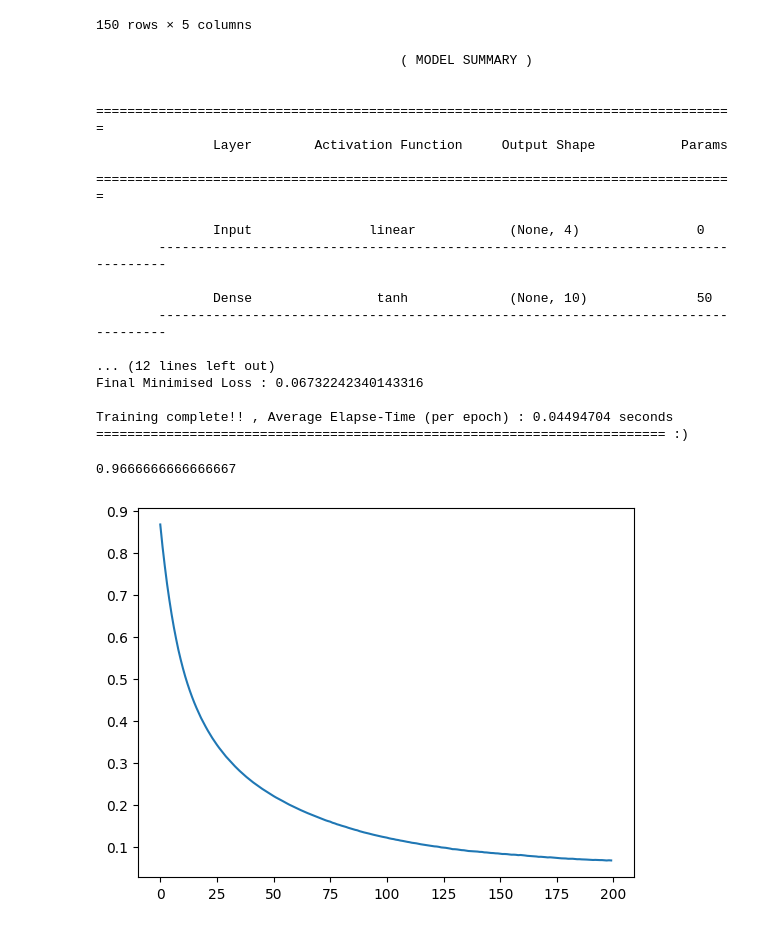
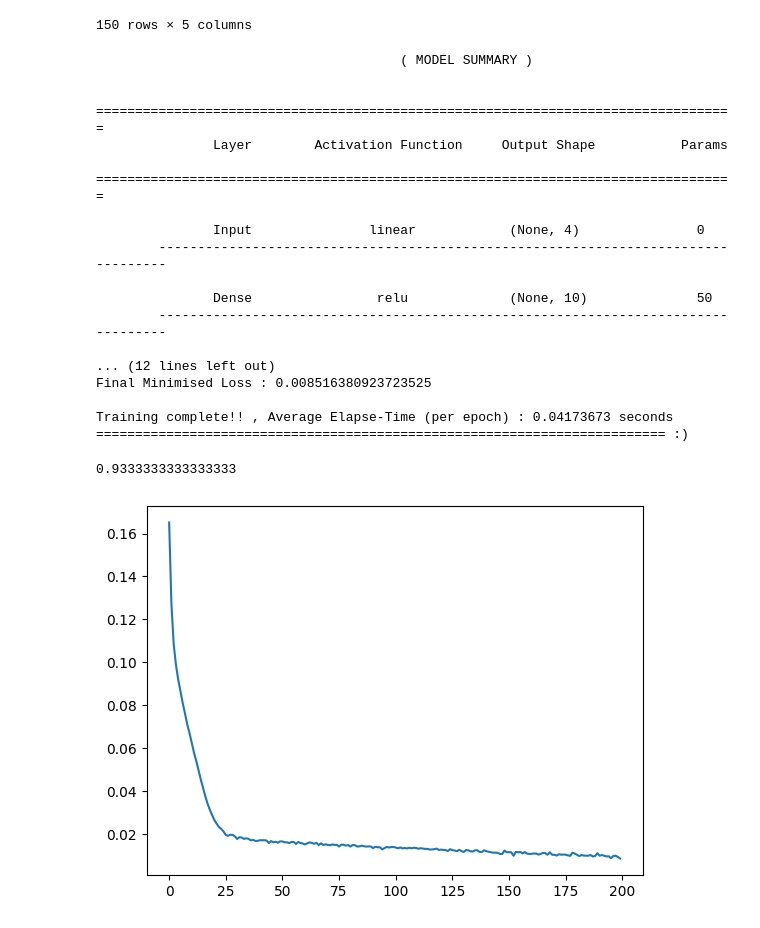
Before and after one commit to ankit869/Multilayer-Neural-Network, a Jupyter notebook: iris_test.ipynb, the cells around one changed output. Saved outputs shown, nothing was run; the diff lists cells and outputs as text; code cells hidden in the pictures.

```diff
--- a/iris_test.ipynb
+++ b/iris_test.ipynb
@@ -39,37 +39,36 @@ X_train, X_test, Y_train, Y_test = train_test_split(X, Y, test_size=0.2)
 # %%
 model = MultiLayerNeuralNetwork()
 model.add_layer(4,input_layer=True)
-model.add_layer(10,activation_function='tanh')
-model.add_layer(10,activation_function='tanh')
+model.add_layer(10,activation_function='relu')
+model.add_layer(10,activation_function='relu')
 model.add_layer(3,activation_function='softmax',output_layer=True)
-model.add_optimizer('RMSprop')
-model.compile_model(loss_function='categorical_cross_entropy',weight_initializer='glorot_uniform',seed=3)
-model.fit(X_train, Y_train,learning_rate=0.0001,epochs=200,show_loss=False,early_stopping=False,batch_size=1)
+model.compile_model(loss_function='mse')
+model.fit(X_train, Y_train,epochs=200,show_loss=False,patience=3)
 Y_pred = model.predict(X_test)
 plt.plot(model.history['Losses'])
 Y_p = np.argmax(Y_pred,axis=1)
 Y_t= np.argmax(Y_test,axis=1)
 accuracy_score(Y_t, Y_p)
 # %% [output]
                                        ( MODEL SUMMARY )
 
         ==================================================================================
                Layer        Activation Function     Output Shape           Params
         ==================================================================================
 
                Input               linear            (None, 4)               0
         ----------------------------------------------------------------------------------
 
-               Dense                tanh             (None, 10)              50
+               Dense                relu             (None, 10)              50
         ----------------------------------------------------------------------------------
 
 ... (12 lines left out)
-Final Minimised Loss : 0.06732242340143316
+Final Minimised Loss : 0.008516380923723525
 
-Training complete!! , Average Elapse-Time (per epoch) : 0.04494704 seconds
+Training complete!! , Average Elapse-Time (per epoch) : 0.04173673 seconds
 ========================================================================= :)
-0.9666666666666667
+0.9333333333333333
-[figure, old version]
+[figure, new version]
 # %%
 import tensorflow
 from tensorflow import keras
```
Also changed, not shown: parts of 3 cells of this notebook, 5 other files.
